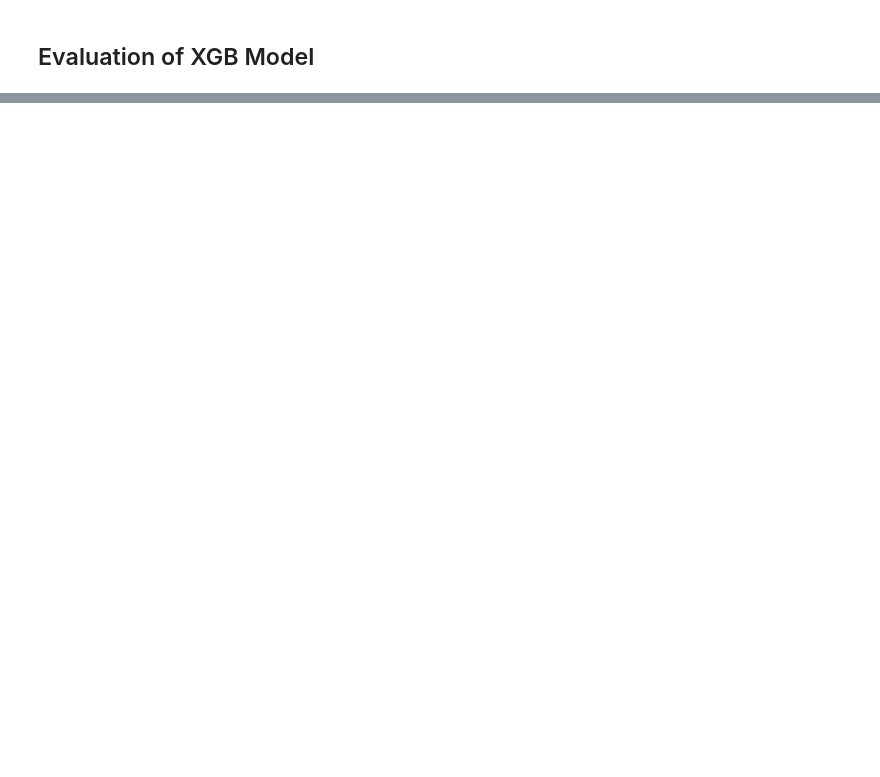
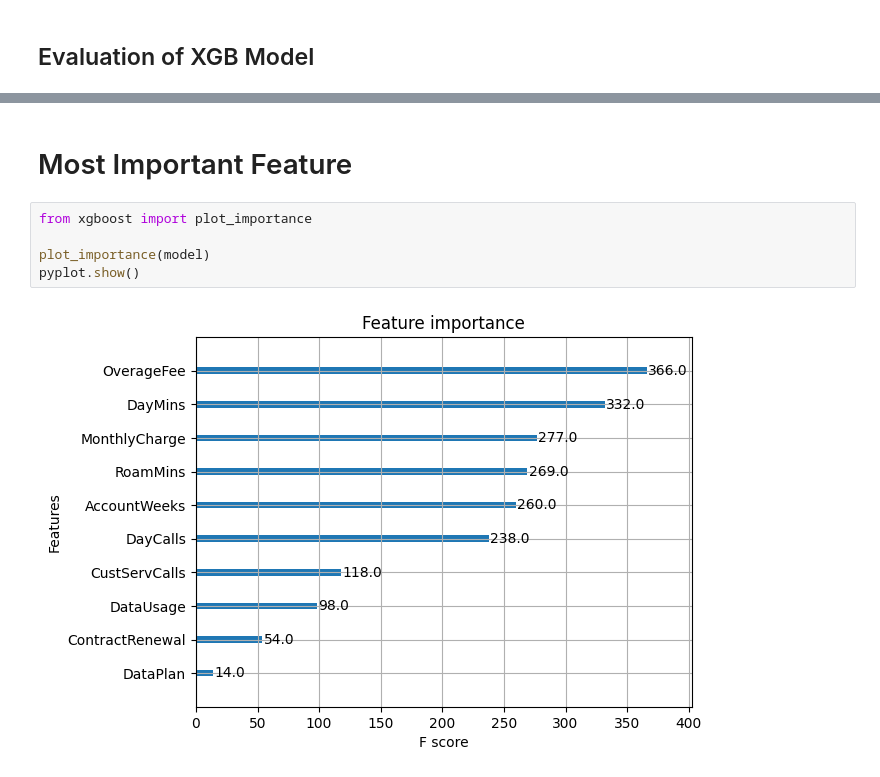
Before and after one commit to oliyoung/oliyoung, a Jupyter notebook: Assessment_2a.ipynb, the cells around one changed output, grey strips where cells are left out. Drawn from its saved outputs; the diff is of its cells as text; blank space fills up the shorter version.

```diff
--- a/Assessment_2a.ipynb
+++ b/Assessment_2a.ipynb
@@ -350,0 +371,9 @@ tn, fp, fn, tp
+# %% [markdown]
+# Most Important Feature
+# %%
+from xgboost import plot_importance
+
+plot_importance(model)
+pyplot.show()
+# %% [output]
+[figure, added]
```
Also changed, not shown: parts of 47 cells of this notebook.
